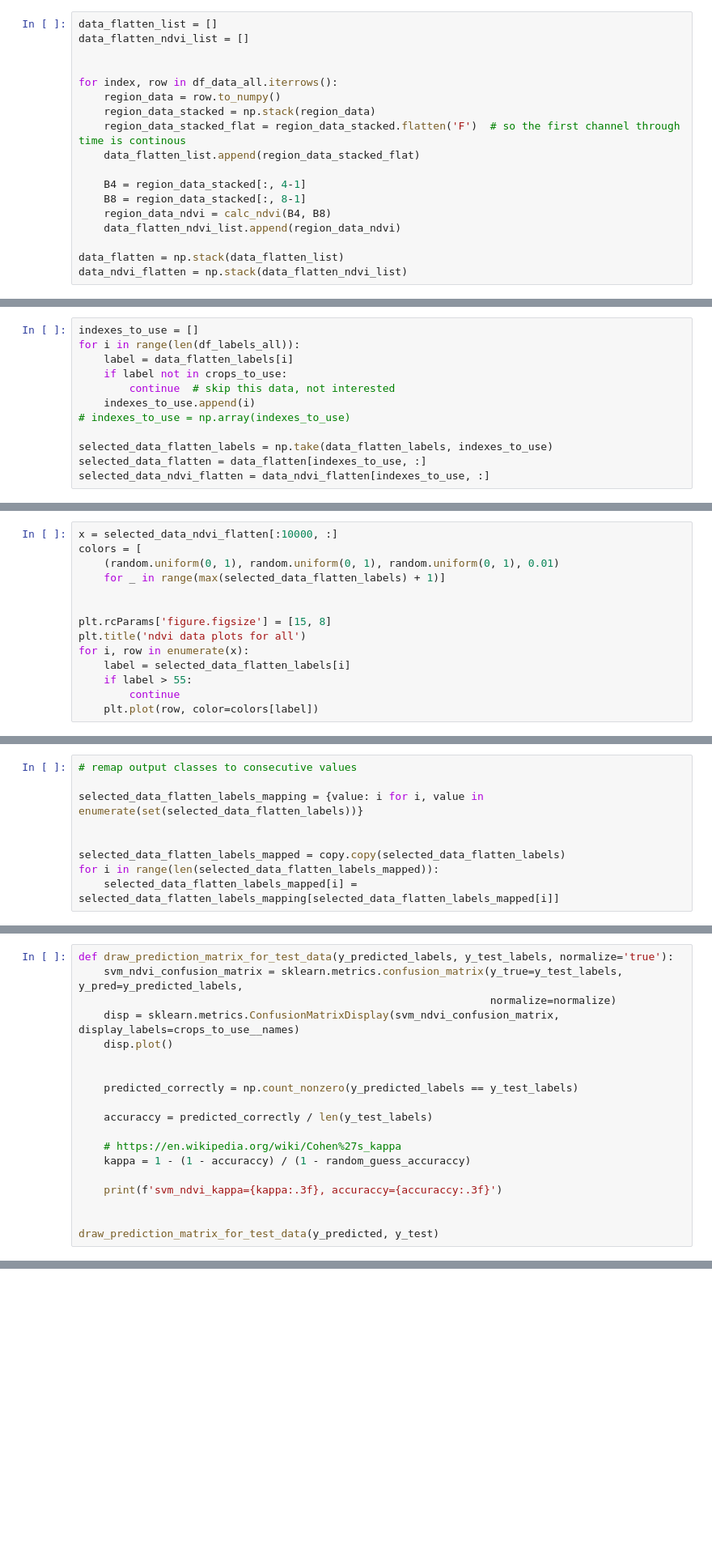
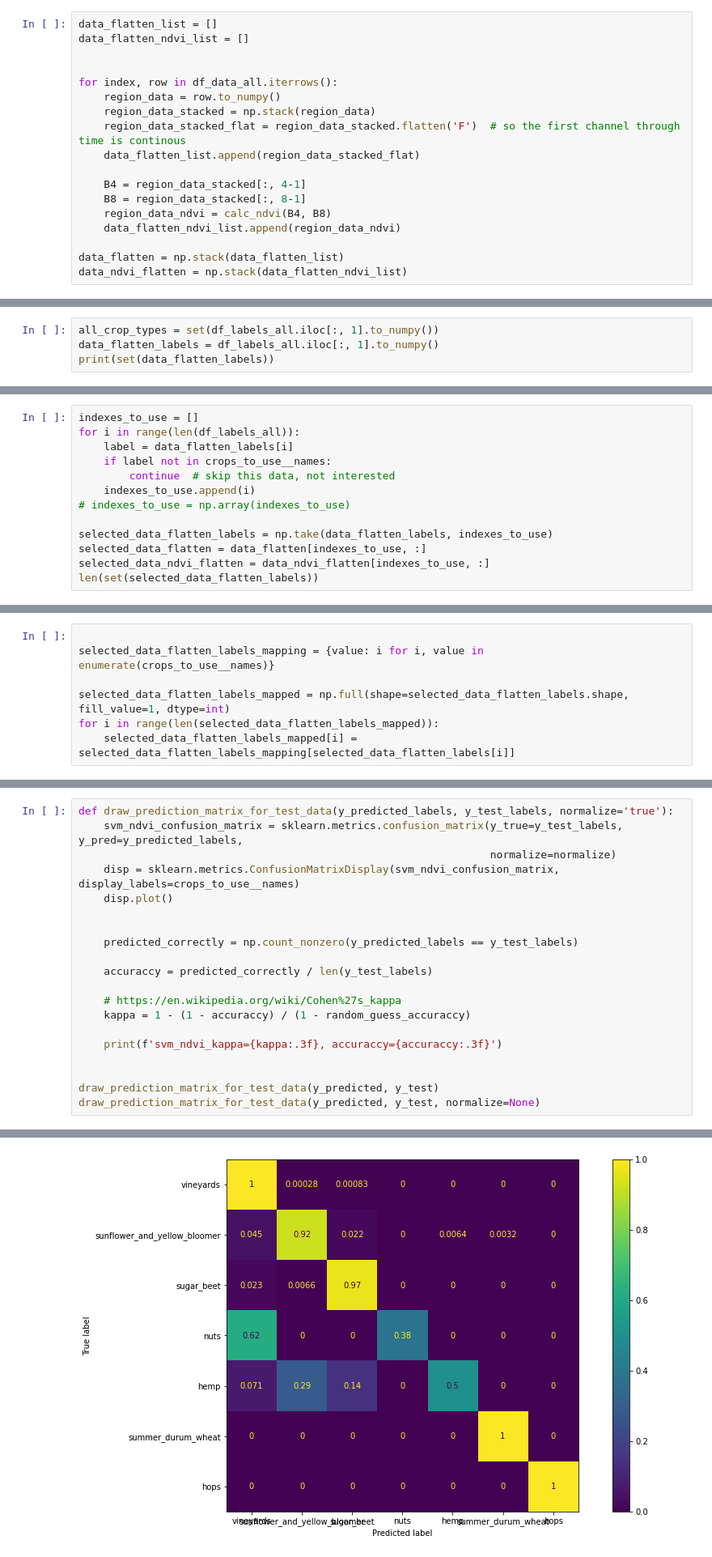
Before and after one commit to PUTvision/crop_classification_eurocrops, a Jupyter notebook: notebooks/load_all_data.ipynb, the cells around one changed output, grey strips where cells are left out. Shown at 81% size. Cells and saved outputs as stored; diff of their text form; blank space fills up the shorter version.

```diff
--- a/notebooks/load_all_data.ipynb
+++ b/notebooks/load_all_data.ipynb
@@ -376,0 +348,4 @@ print(data_flatten_labels)
+# %%
+all_crop_types = set(df_labels_all.iloc[:, 1].to_numpy())
+data_flatten_labels = df_labels_all.iloc[:, 1].to_numpy()
+print(set(data_flatten_labels))
@@ -426,7 +424,7 @@ crops_to_use = [all_crop_types_map[name] for name in crops_to_use__names]
 indexes_to_use = []
 for i in range(len(df_labels_all)):
     label = data_flatten_labels[i]
-    if label not in crops_to_use:
+    if label not in crops_to_use__names:
         continue  # skip this data, not interested
     indexes_to_use.append(i)
 # indexes_to_use = np.array(indexes_to_use)
@@ -434,3 +432,4 @@ for i in range(len(df_labels_all)):
 selected_data_flatten_labels = np.take(data_flatten_labels, indexes_to_use)
 selected_data_flatten = data_flatten[indexes_to_use, :]
 selected_data_ndvi_flatten = data_ndvi_flatten[indexes_to_use, :]
+len(set(selected_data_flatten_labels))
@@ -439,14 +441,0 @@ selected_data_flatten_labels.shape, selected_data_flatten.shape, selected_data_n
-# %%
-x = selected_data_ndvi_flatten[:10000, :]
-colors = [
-    (random.uniform(0, 1), random.uniform(0, 1), random.uniform(0, 1), 0.01)
-    for _ in range(max(selected_data_flatten_labels) + 1)]
-
-
-plt.rcParams['figure.figsize'] = [15, 8]
-plt.title('ndvi data plots for all')
-for i, row in enumerate(x):
-    label = selected_data_flatten_labels[i]
-    if label > 55:
-        continue
-    plt.plot(row, color=colors[label])
@@ -455,9 +453,7 @@ data_ndvi_flatten[[1,2,3,], :].shape
 # %%
-# remap output classes to consecutive values
 
-selected_data_flatten_labels_mapping = {value: i for i, value in enumerate(set(selected_data_flatten_labels))}
+selected_data_flatten_labels_mapping = {value: i for i, value in enumerate(crops_to_use__names)}
 
-
-selected_data_flatten_labels_mapped = copy.copy(selected_data_flatten_labels)
+selected_data_flatten_labels_mapped = np.full(shape=selected_data_flatten_labels.shape, fill_value=1, dtype=int)
 for i in range(len(selected_data_flatten_labels_mapped)):
-    selected_data_flatten_labels_mapped[i] = selected_data_flatten_labels_mapping[selected_data_flatten_labels_mapped[i]]
+    selected_data_flatten_labels_mapped[i] = selected_data_flatten_labels_mapping[selected_data_flatten_labels[i]]
@@ -557,3 +587,5 @@ def draw_prediction_matrix_for_test_data(y_predicted_labels, y_test_labels, norm
 
 
 draw_prediction_matrix_for_test_data(y_predicted, y_test)
+draw_prediction_matrix_for_test_data(y_predicted, y_test, normalize=None)
+# %% [output]
@@ -559,0 +594 @@ draw_prediction_matrix_for_test_data(y_predicted, y_test)
+[figure, added]
```
Also changed, not shown: parts of 65 cells of this notebook.
